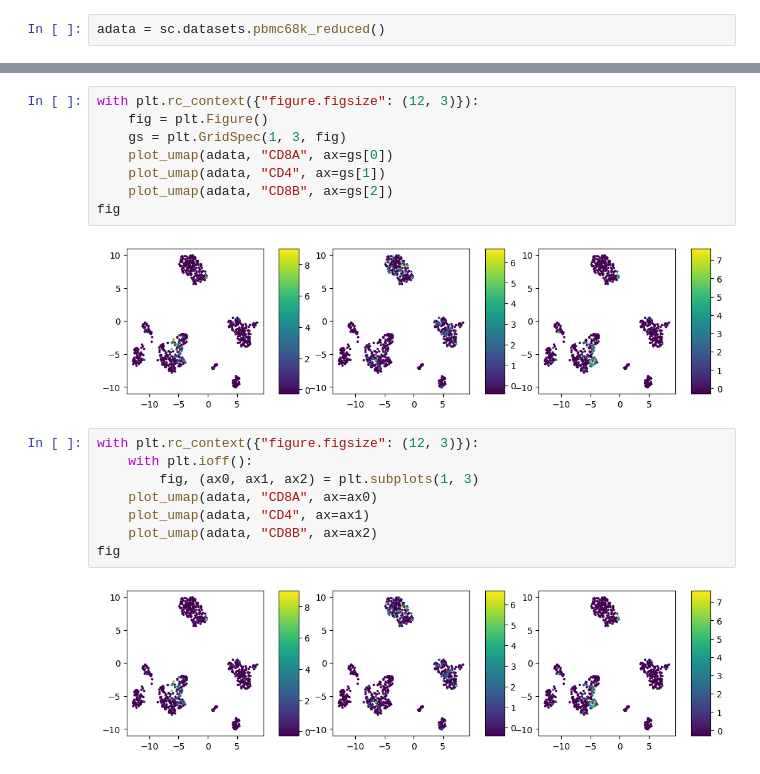
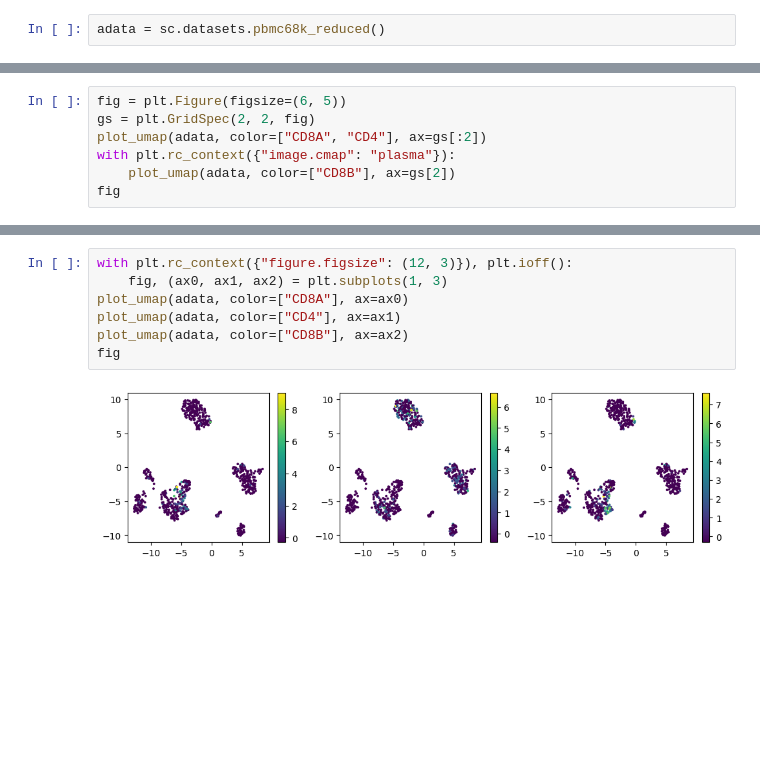
Before and after one commit to scverse/plotting_api, a Jupyter notebook: src/test.ipynb, the cells around one changed output, grey strips where cells are left out. Drawn from its saved outputs; the diff is of its cells as text; blank space fills up the shorter version.

```diff
--- a/src/test.ipynb
+++ b/src/test.ipynb
@@ -18,0 +28,7 @@ plot_umap(adata, "CD8A")
+# %%
+fig = plt.Figure(figsize=(6, 5))
+gs = plt.GridSpec(2, 2, fig)
+plot_umap(adata, color=["CD8A", "CD4"], ax=gs[:2])
+with plt.rc_context({"image.cmap": "plasma"}):
+    plot_umap(adata, color=["CD8B"], ax=gs[2])
+fig
@@ -19,20 +37,9 @@ plot_umap(adata, "CD8A")
 # %%
-with plt.rc_context({"figure.figsize": (12, 3)}):
-    fig = plt.Figure()
-    gs = plt.GridSpec(1, 3, fig)
-    plot_umap(adata, "CD8A", ax=gs[0])
-    plot_umap(adata, "CD4", ax=gs[1])
-    plot_umap(adata, "CD8B", ax=gs[2])
+with plt.rc_context({"figure.figsize": (12, 3)}), plt.ioff():
+    fig, (ax0, ax1, ax2) = plt.subplots(1, 3)
+plot_umap(adata, color=["CD8A"], ax=ax0)
+plot_umap(adata, color=["CD4"], ax=ax1)
+plot_umap(adata, color=["CD8B"], ax=ax2)
 fig
 # %% [output]
-[figure, old version]
+[figure, new version]
-# %%
-with plt.rc_context({"figure.figsize": (12, 3)}):
-    with plt.ioff():
-        fig, (ax0, ax1, ax2) = plt.subplots(1, 3)
-    plot_umap(adata, "CD8A", ax=ax0)
-    plot_umap(adata, "CD4", ax=ax1)
-    plot_umap(adata, "CD8B", ax=ax2)
-fig
-# %% [output]
-[figure, removed]
```
Also changed, not shown: parts of 4 cells of this notebook, 1 other file.
